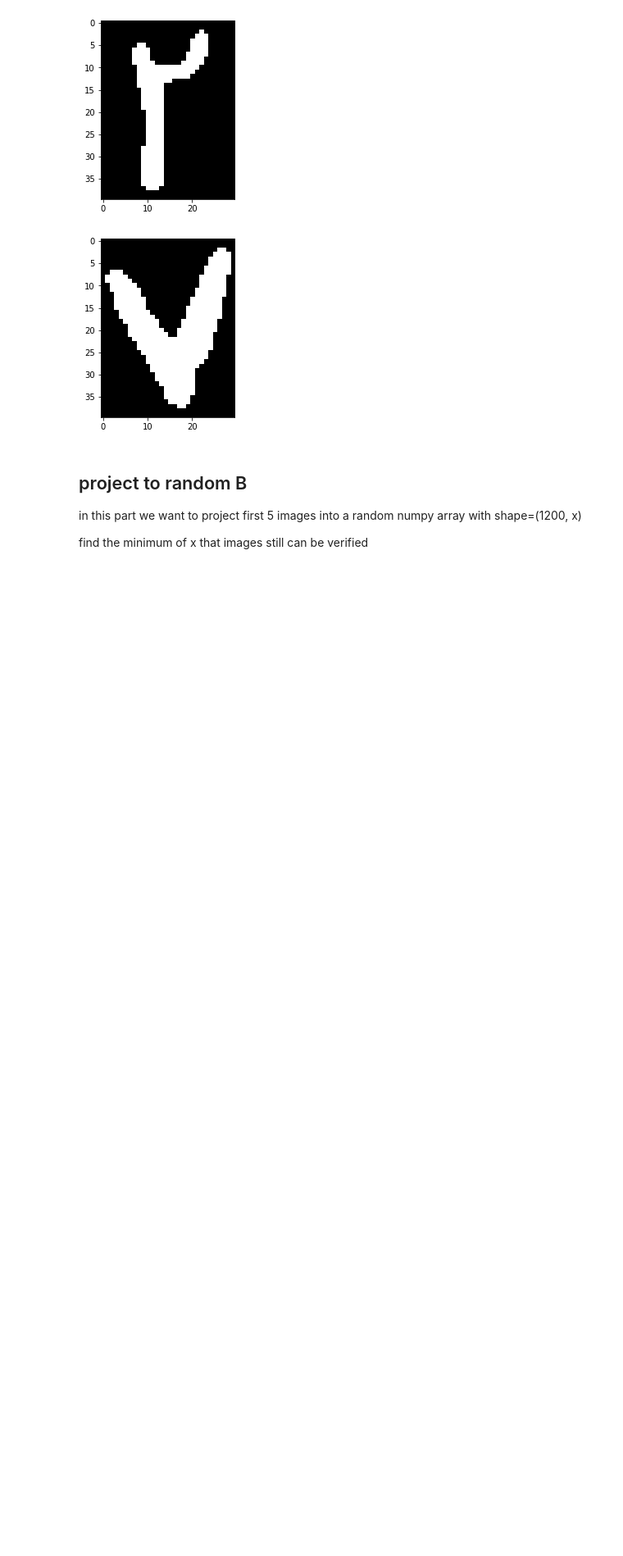
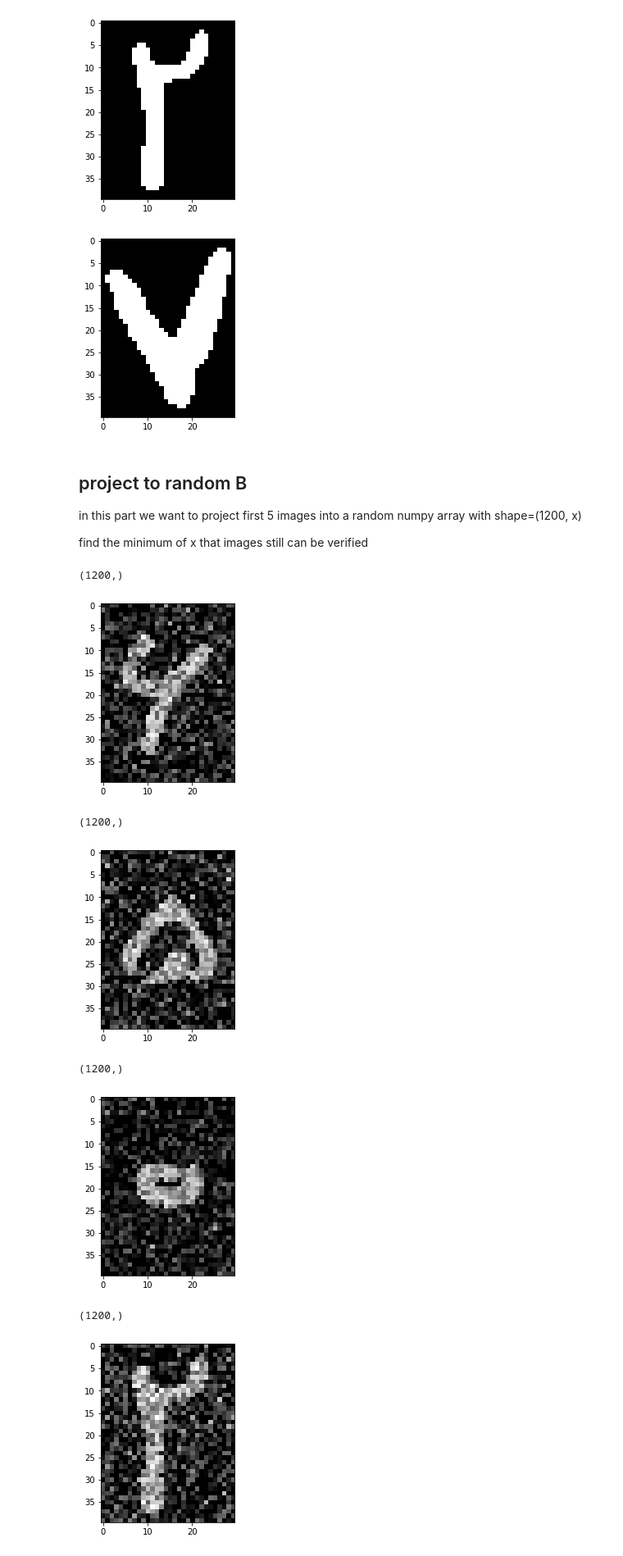
Before and after one commit to mhmdrz-mirdamadi/Random-Projections, a Jupyter notebook: random_projections.ipynb, the cells around one changed output. Shown at 82% size. Drawn from its saved outputs; the diff is of its cells as text; code cells hidden in the pictures; blank space fills up the shorter version.

Commit message:
Random projection

```diff
--- a/random_projections.ipynb
+++ b/random_projections.ipynb
@@ -378,0 +376,16 @@ raise NotImplementedError
+# %%
+x = 600
+
+for img in a[:5]:
+    v = np.random.random(size=(1200, x))
+    print(img.shape)
+    show_image(project_general(img, v))
+# %% [output]
+(1200,)
+[figure, added]
+(1200,)
+[figure, added]
+(1200,)
+[figure, added]
+(1200,)
+[figure, added]
```
Also changed, not shown: parts of 2 cells of this notebook.
